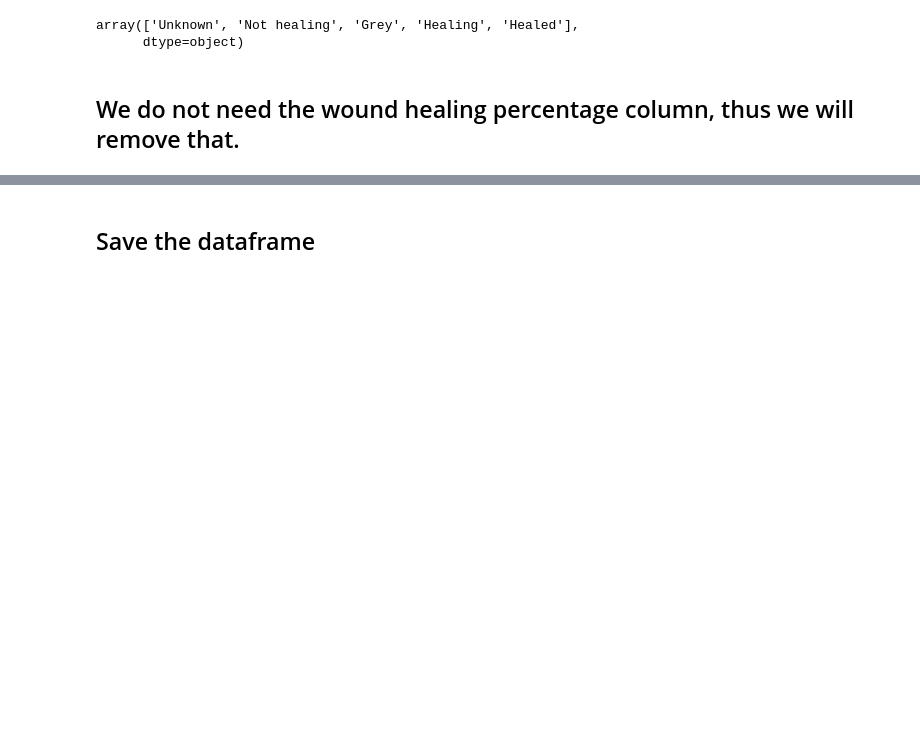
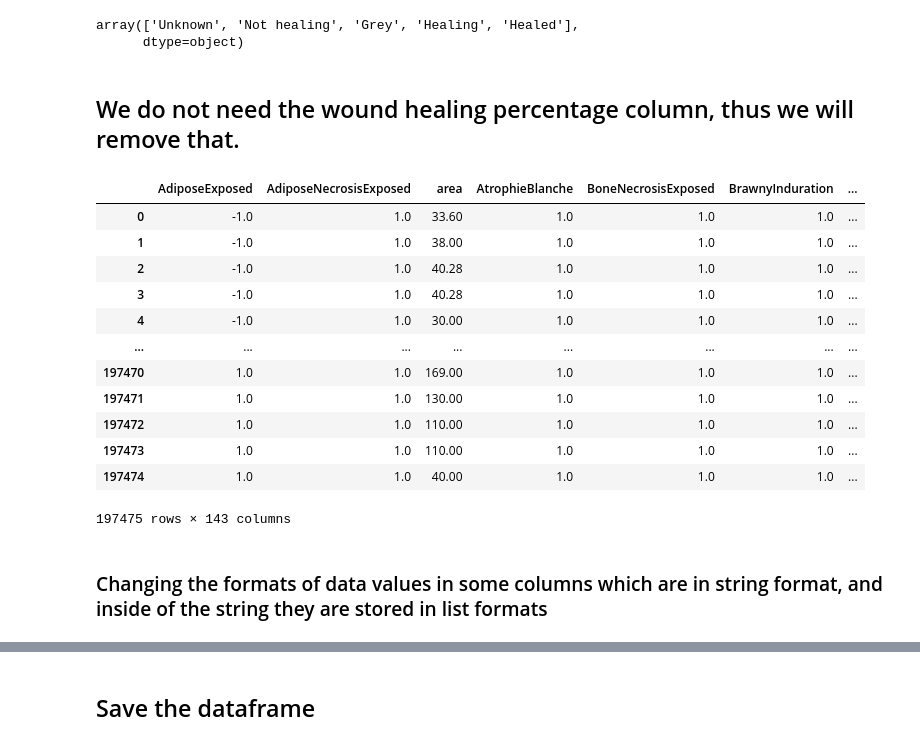
Before and after one commit to iupui-soic/wound-forecast, a Jupyter notebook: Combined_work/Classification/2_Preprocessing_Stage1.ipynb, the cells around one changed output, grey strips where cells are left out. Saved outputs shown, nothing was run; the diff lists cells and outputs as text; code cells hidden in the pictures; blank space fills up the shorter version.

```diff
--- a/Combined_work/Classification/2_Preprocessing_Stage1.ipynb
+++ b/Combined_work/Classification/2_Preprocessing_Stage1.ipynb
@@ -241,0 +247,20 @@ big_df=big_df.drop(["Wound_healing_percentage"], axis=1)
+# %%
+big_df=pd.read_csv("big_df_preprocessed1.csv")
+big_df=big_df.drop(["Unnamed: 0"], axis=1)
+big_df
+# %% [output]
+|  | AdiposeExposed | AdiposeNecrosisExposed | area | AtrophieBlanche | BoneNecrosisExposed | BrawnyInduration | ... |
+| 0 | -1.0 | 1.0 | 33.60 | 1.0 | 1.0 | 1.0 | ... |
+| 1 | -1.0 | 1.0 | 38.00 | 1.0 | 1.0 | 1.0 | ... |
+| 2 | -1.0 | 1.0 | 40.28 | 1.0 | 1.0 | 1.0 | ... |
+| 3 | -1.0 | 1.0 | 40.28 | 1.0 | 1.0 | 1.0 | ... |
+| 4 | -1.0 | 1.0 | 30.00 | 1.0 | 1.0 | 1.0 | ... |
+| ... | ... | ... | ... | ... | ... | ... | ... |
+| 197470 | 1.0 | 1.0 | 169.00 | 1.0 | 1.0 | 1.0 | ... |
+| 197471 | 1.0 | 1.0 | 130.00 | 1.0 | 1.0 | 1.0 | ... |
+| 197472 | 1.0 | 1.0 | 110.00 | 1.0 | 1.0 | 1.0 | ... |
+| 197473 | 1.0 | 1.0 | 110.00 | 1.0 | 1.0 | 1.0 | ... |
+| 197474 | 1.0 | 1.0 | 40.00 | 1.0 | 1.0 | 1.0 | ... |
+197475 rows × 143 columns
+# %% [markdown]
+### Changing the formats of data values in some columns which are in string format, and inside of the string they are stored in list formats
```
Also changed, not shown: parts of 32 cells of this notebook.
